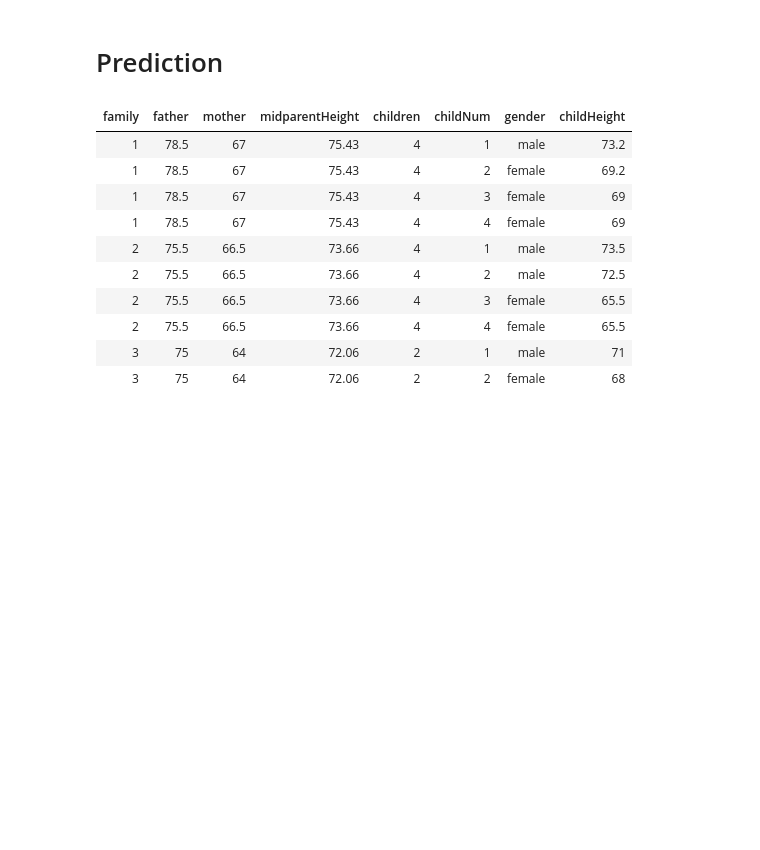
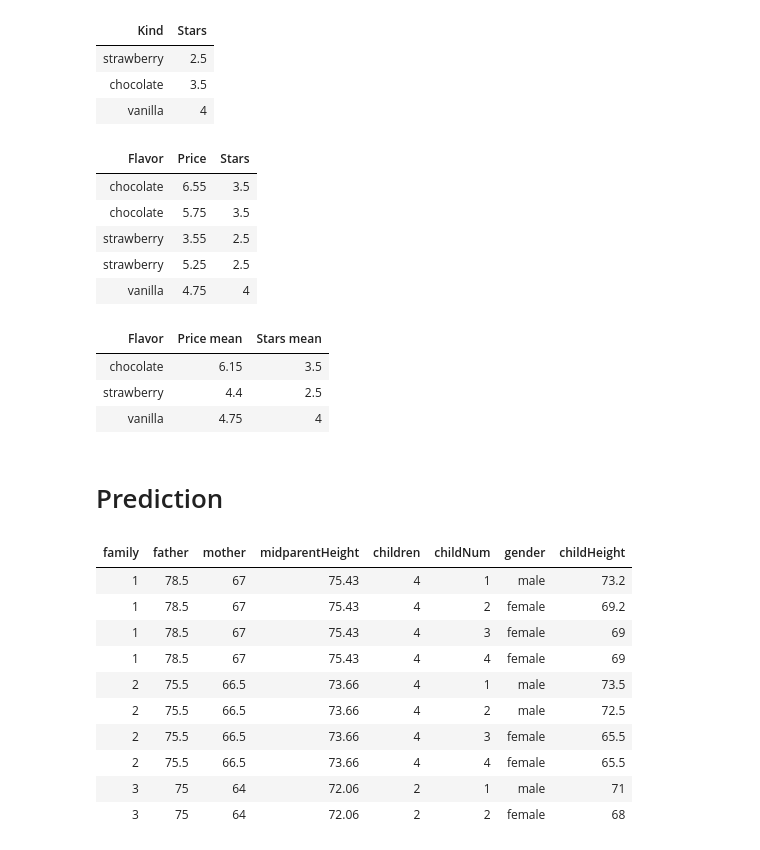
Before and after one commit to abby621/cs1070_materials, a Jupyter notebook: demos/Lec10.ipynb, the cells around one changed output. Saved outputs shown, nothing was run; the diff lists cells and outputs as text; code cells hidden in the pictures; blank space fills up the shorter version.

```diff
--- a/demos/Lec10.ipynb
+++ b/demos/Lec10.ipynb
@@ -5,0 +57,6 @@ import numpy as np
+# %%
+cones = Table().with_columns(
+    'Flavor', make_array('strawberry', 'vanilla', 'chocolate', 'strawberry', 'chocolate'),
+    'Price', make_array(3.55, 4.75, 6.55, 5.25, 5.75)
+)
+cones
@@ -6,3 +70,31 @@ import numpy as np
+# %%
+ratings = Table().with_columns(
+    'Kind', make_array('strawberry', 'chocolate', 'vanilla'),
+    'Stars', make_array(2.5, 3.5, 4)
+)
+ratings
+# %% [output]
+| Kind | Stars |
+| strawberry | 2.5 |
+| chocolate | 3.5 |
+| vanilla | 4 |
+# %%
+rated = cones.join('Flavor', ratings, 'Kind')
+rated
+# %% [output]
+| Flavor | Price | Stars |
+| chocolate | 6.55 | 3.5 |
+| chocolate | 5.75 | 3.5 |
+| strawberry | 3.55 | 2.5 |
+| strawberry | 5.25 | 2.5 |
+| vanilla | 4.75 | 4 |
+# %%
+rated.group('Flavor',np.mean)
+# %% [output]
+| Flavor | Price mean | Stars mean |
+| chocolate | 6.15 | 3.5 |
+| strawberry | 4.4 | 2.5 |
+| vanilla | 4.75 | 4 |
 # %% [markdown]
 # Prediction
 # %%
```
Also changed, not shown: parts of 8 cells of this notebook, 1 other file.
